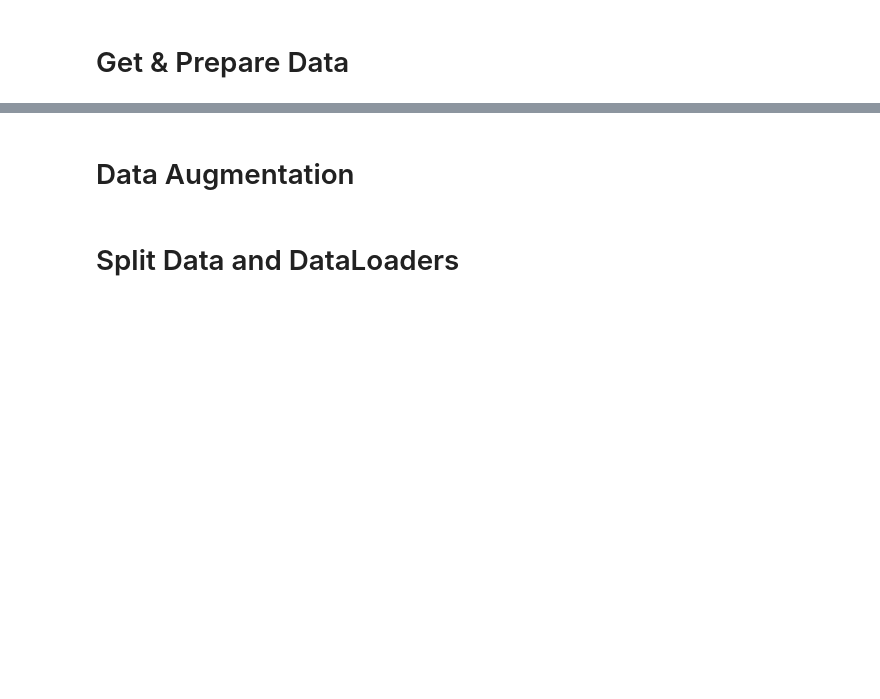
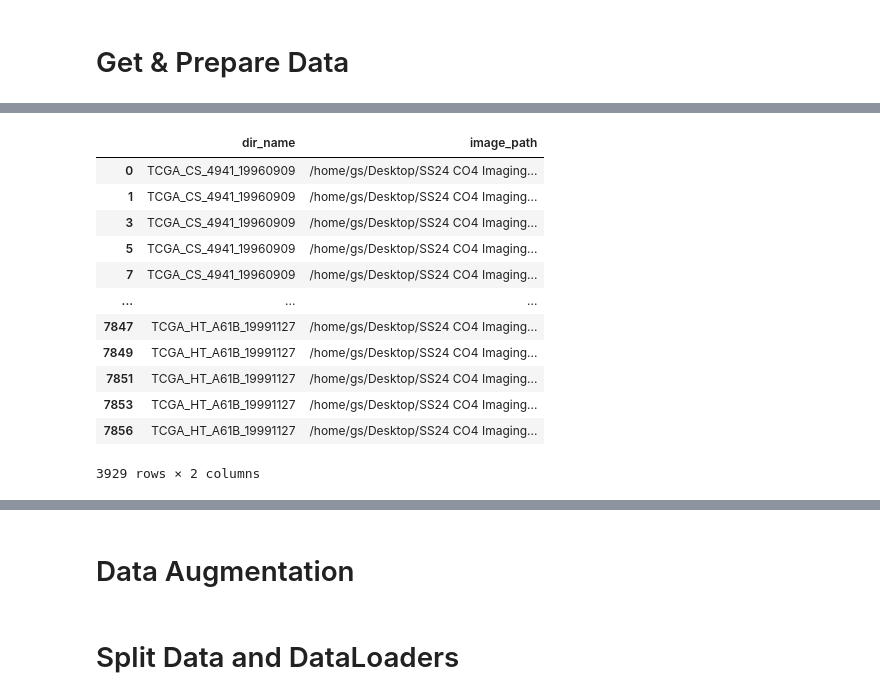
Before and after one commit to guanshengdu/msls-co4-ss24, a Jupyter notebook: project/attention-u-net-pytorch.ipynb, the cells around one changed output, grey strips where cells are left out. Cells and saved outputs as stored; diff of their text form; code cells hidden in the pictures; blank space fills up the shorter version.

```diff
--- a/project/attention-u-net-pytorch.ipynb
+++ b/project/attention-u-net-pytorch.ipynb
@@ -44,6 +43,22 @@ df = pd.DataFrame(data, columns=["dir_name", "image_path"])
 # %%
 df_imgs = df[~df["image_path"].str.contains("mask")]
 df_masks = df[df["image_path"].str.contains("mask")]
+# %%
+df_imgs
+# %% [output]
+|  | dir_name | image_path |
+| 0 | TCGA_CS_4941_19960909 | /home/gs/Desktop/SS24 CO4 Imaging... |
+| 1 | TCGA_CS_4941_19960909 | /home/gs/Desktop/SS24 CO4 Imaging... |
+| 3 | TCGA_CS_4941_19960909 | /home/gs/Desktop/SS24 CO4 Imaging... |
+| 5 | TCGA_CS_4941_19960909 | /home/gs/Desktop/SS24 CO4 Imaging... |
+| 7 | TCGA_CS_4941_19960909 | /home/gs/Desktop/SS24 CO4 Imaging... |
+| ... | ... | ... |
+| 7847 | TCGA_HT_A61B_19991127 | /home/gs/Desktop/SS24 CO4 Imaging... |
+| 7849 | TCGA_HT_A61B_19991127 | /home/gs/Desktop/SS24 CO4 Imaging... |
+| 7851 | TCGA_HT_A61B_19991127 | /home/gs/Desktop/SS24 CO4 Imaging... |
+| 7853 | TCGA_HT_A61B_19991127 | /home/gs/Desktop/SS24 CO4 Imaging... |
+| 7856 | TCGA_HT_A61B_19991127 | /home/gs/Desktop/SS24 CO4 Imaging... |
+3929 rows × 2 columns
 # %%
 imgs = sorted(df_imgs["image_path"].values, key= lambda x: int(x[BASE_LEN: -END_LEN]))
 masks = sorted(df_masks["image_path"].values, key=lambda x: int(x[BASE_LEN: -END_MASK_LEN]))
```
Also changed, not shown: parts of 26 cells of this notebook, 7 other files.
